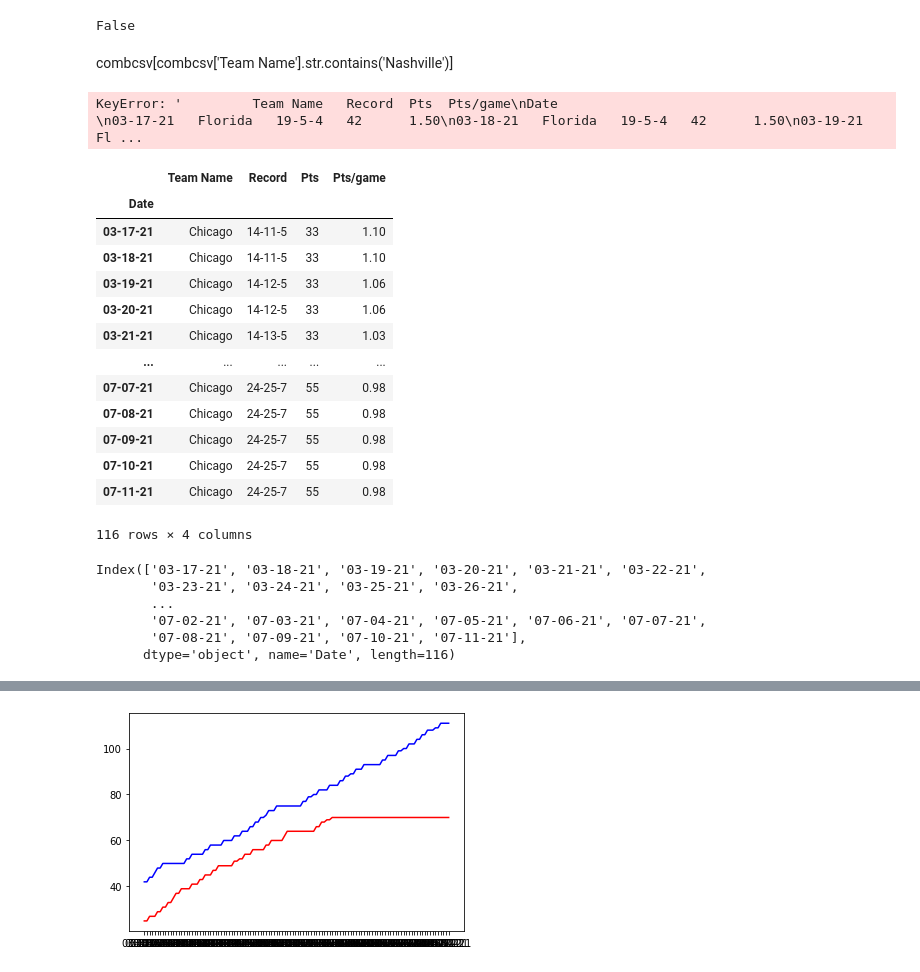
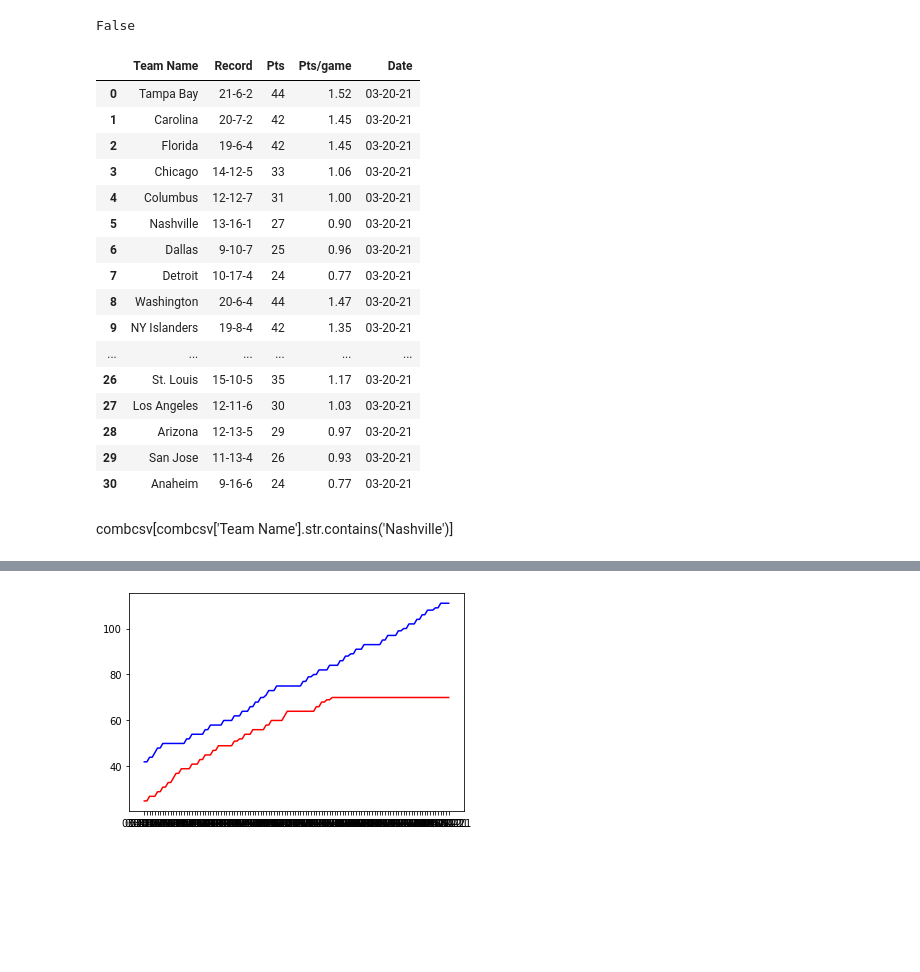
Before and after one commit to DrakeWagner/random-python-scripts, a Jupyter notebook: nhl_standings_project/csv_analysis.ipynb, the cells around one changed output, grey strips where cells are left out. Saved outputs shown, nothing was run; the diff lists cells and outputs as text; code cells hidden in the pictures; blank space fills up the shorter version.

```diff
--- a/nhl_standings_project/csv_analysis.ipynb
+++ b/nhl_standings_project/csv_analysis.ipynb
@@ -45,6 +47,26 @@ AssignDates(files)
 files2[0].equals(files2[1])
 # %% [output]
 False
+# %%
+files2[3]
+# %% [output]
+|  | Team Name | Record | Pts | Pts/game | Date |
+| 0 | Tampa Bay | 21-6-2 | 44 | 1.52 | 03-20-21 |
+| 1 | Carolina | 20-7-2 | 42 | 1.45 | 03-20-21 |
+| 2 | Florida | 19-6-4 | 42 | 1.45 | 03-20-21 |
+| 3 | Chicago | 14-12-5 | 33 | 1.06 | 03-20-21 |
+| 4 | Columbus | 12-12-7 | 31 | 1.00 | 03-20-21 |
+| 5 | Nashville | 13-16-1 | 27 | 0.90 | 03-20-21 |
+| 6 | Dallas | 9-10-7 | 25 | 0.96 | 03-20-21 |
+| 7 | Detroit | 10-17-4 | 24 | 0.77 | 03-20-21 |
+| 8 | Washington | 20-6-4 | 44 | 1.47 | 03-20-21 |
+| 9 | NY Islanders | 19-8-4 | 42 | 1.35 | 03-20-21 |
+| ... | ... | ... | ... | ... | ... |
+| 26 | St. Louis | 15-10-5 | 35 | 1.17 | 03-20-21 |
+| 27 | Los Angeles | 12-11-6 | 30 | 1.03 | 03-20-21 |
+| 28 | Arizona | 12-13-5 | 29 | 0.97 | 03-20-21 |
+| 29 | San Jose | 11-13-4 | 26 | 0.93 | 03-20-21 |
+| 30 | Anaheim | 9-16-6 | 24 | 0.77 | 03-20-21 |
 # %%
 # check for similars in files2
 check1 = 0
@@ -89,33 +111,7 @@ abvs = ['Fl', 'TB', 'CAR', 'CHI', 'COL', 'DAL', 'NASH', 'DT', 'NYI', 'WSH', 'PIT
 # go thru running func ??
 # need to assign iterator/parameter value as new variable and return from func
 # globals?
+byteam = []
 for t, a in zip(teams, abvs):
-    a = AssignTeam(massive_df, t)2o
+    a = AssignTeam(massive_df, t)
+    byteam.append(a)
-# %% [output]
-KeyError: '         Team Name   Record  Pts  Pts/game\nDate                                      \n03-17-21   Florida   19-5-4   42      1.50\n03-18-21   Florida   19-5-4   42      1.50\n03-19-21   Fl ...
-# %%
-a
-# %% [output]
-|  | Team Name | Record | Pts | Pts/game |
-| Date |  |  |  |  |
-| 03-17-21 | Chicago | 14-11-5 | 33 | 1.10 |
-| 03-18-21 | Chicago | 14-11-5 | 33 | 1.10 |
-| 03-19-21 | Chicago | 14-12-5 | 33 | 1.06 |
-| 03-20-21 | Chicago | 14-12-5 | 33 | 1.06 |
-| 03-21-21 | Chicago | 14-13-5 | 33 | 1.03 |
-| ... | ... | ... | ... | ... |
-| 07-07-21 | Chicago | 24-25-7 | 55 | 0.98 |
-| 07-08-21 | Chicago | 24-25-7 | 55 | 0.98 |
-| 07-09-21 | Chicago | 24-25-7 | 55 | 0.98 |
-| 07-10-21 | Chicago | 24-25-7 | 55 | 0.98 |
-| 07-11-21 | Chicago | 24-25-7 | 55 | 0.98 |
-116 rows × 4 columns
-# %%
-TB.index
-# %% [output]
-Index(['03-17-21', '03-18-21', '03-19-21', '03-20-21', '03-21-21', '03-22-21',
-       '03-23-21', '03-24-21', '03-25-21', '03-26-21',
-       ...
-       '07-02-21', '07-03-21', '07-04-21', '07-05-21', '07-06-21', '07-07-21',
-       '07-08-21', '07-09-21', '07-10-21', '07-11-21'],
-      dtype='object', name='Date', length=116)
```
Also changed, not shown: parts of 6 cells of this notebook.
